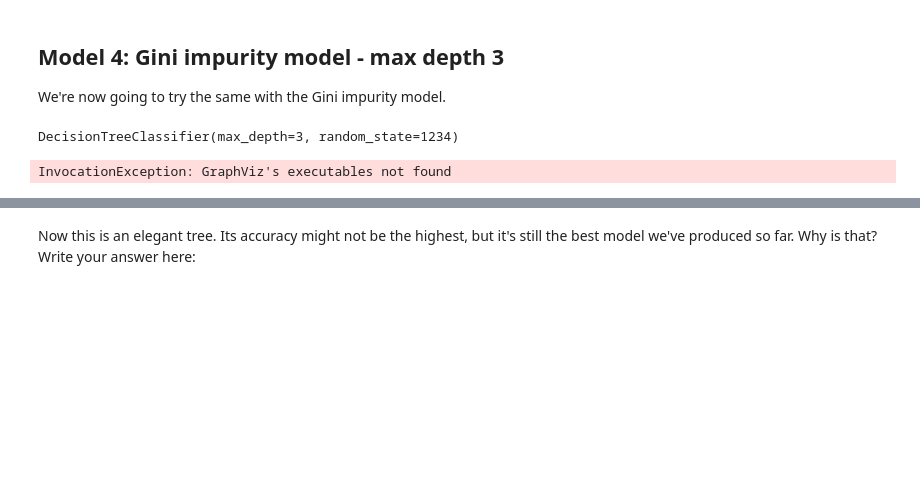
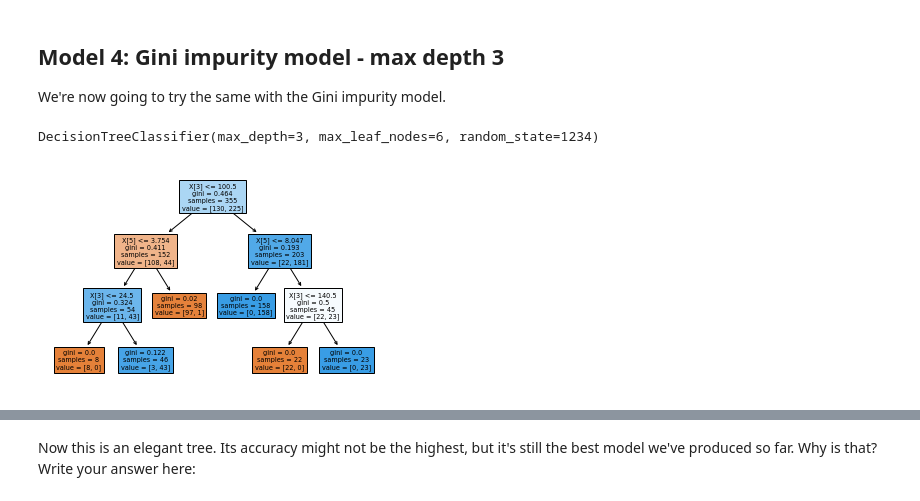
Before and after one commit to HayalDargin/Springboard_Work, a Jupyter notebook: Unit_14/Unit_14_3_Case Study - RR Diner Coffee/Hayal_Springboard Decision Tree Specialty Coffee Case Study - Tier 3.ipynb, the cells around one changed output, grey strips where cells are left out. Cells and saved outputs as stored; diff of their text form; code cells hidden in the pictures; blank space fills up the shorter version.

```diff
--- a/Unit_14/Unit_14_3_Case Study - RR Diner Coffee/Hayal_Springboard Decision Tree Specialty Coffee Case Study - Tier 3.ipynb
+++ b/Unit_14/Unit_14_3_Case Study - RR Diner Coffee/Hayal_Springboard Decision Tree Specialty Coffee Case Study - Tier 3.ipynb
@@ -519,9 +540,9 @@ So our accuracy decreased, but is this certainly an inferior tree to the max dep
 We're now going to try the same with the Gini impurity model.
 # %%
 # As before, make a variable, but call it gini_model2, and ensure the max_depth parameter is set to 3
-gini_model2 = tree.DecisionTreeClassifier(criterion ='gini', random_state = 1234, max_depth= 3)
+gini_model2 = tree.DecisionTreeClassifier(criterion ='gini', random_state = 1234, max_depth= 3, max_leaf_nodes=6)
 
-gini_model2.fit(X_train, y_train)
+gini_model2 = gini_model2.fit(X_train, y_train)
 
 y_pred = gini_model2.predict(X_test)
 
@@ -529,19 +550,24 @@ y_pred = pd.Series(y_pred)
 
 gini_model2
 # %% [output]
-DecisionTreeClassifier(max_depth=3, random_state=1234)
+DecisionTreeClassifier(max_depth=3, max_leaf_nodes=6, random_state=1234)
+# %%
+# Now we want to visualize the tree
+# We can do so with tree.plot_tree
+tree.plot_tree(gini_model2, filled=True)
+plt.show()
+# %% [output]
+[figure, added]
 # %%
-dot_data = StringIO()
-tree.export_graphviz(
-gini_model2, out_file=dot_data,
-                filled=True, rounded=True,
-                special_characters=True, feature_names=X_train.columns,class_names = ["NO", "YES"])
+#dot_data = StringIO()
+#tree.export_graphviz(
+#gini_model2, out_file=dot_data,
+                #filled=True, rounded=True,
+                #special_characters=True, feature_names=X_train.columns,class_names = ["NO", "YES"])
 
 # Alternatively for class_names use entr_model2.classes_
-graph = pydotplus.graph_from_dot_data(dot_data.getvalue())
-Image(graph.create_png())
+#graph = pydotplus.graph_from_dot_data(dot_data.getvalue())
+#Image(graph.create_png())
-# %% [output]
-InvocationException: GraphViz's executables not found
 # %%
 print("Gini impurity  model - max depth 3")
 print("Accuracy:", metrics.accuracy_score(y_test,y_pred))
```
Also changed, not shown: parts of 12 cells of this notebook.
